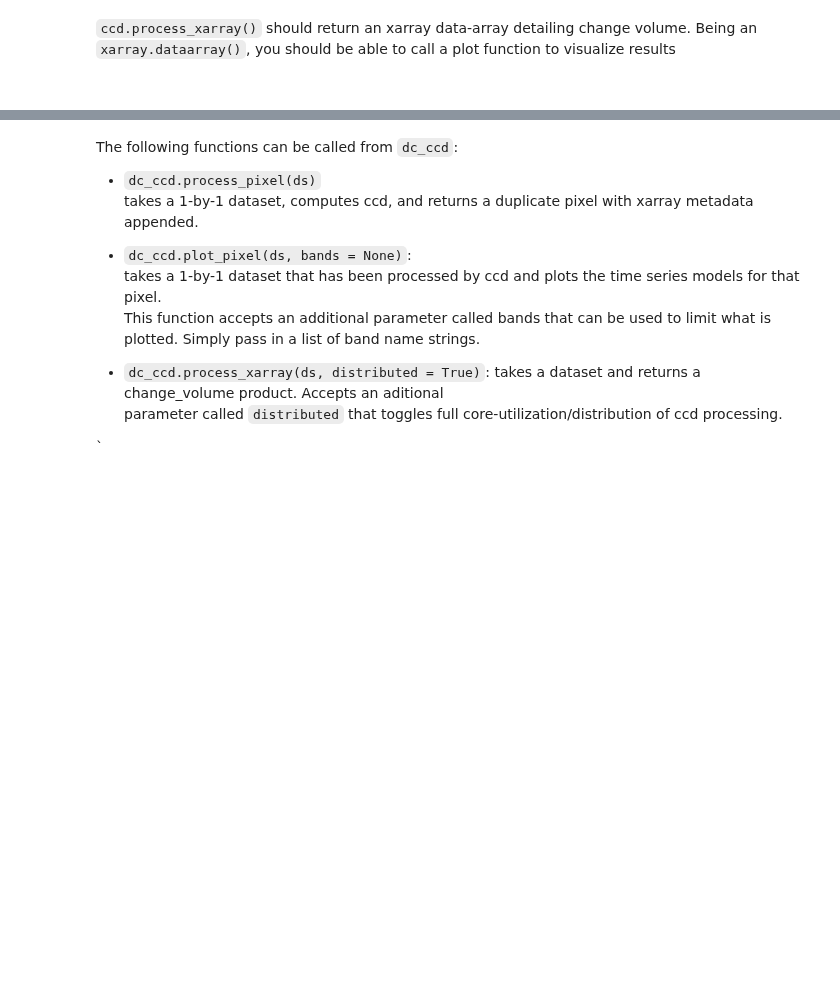
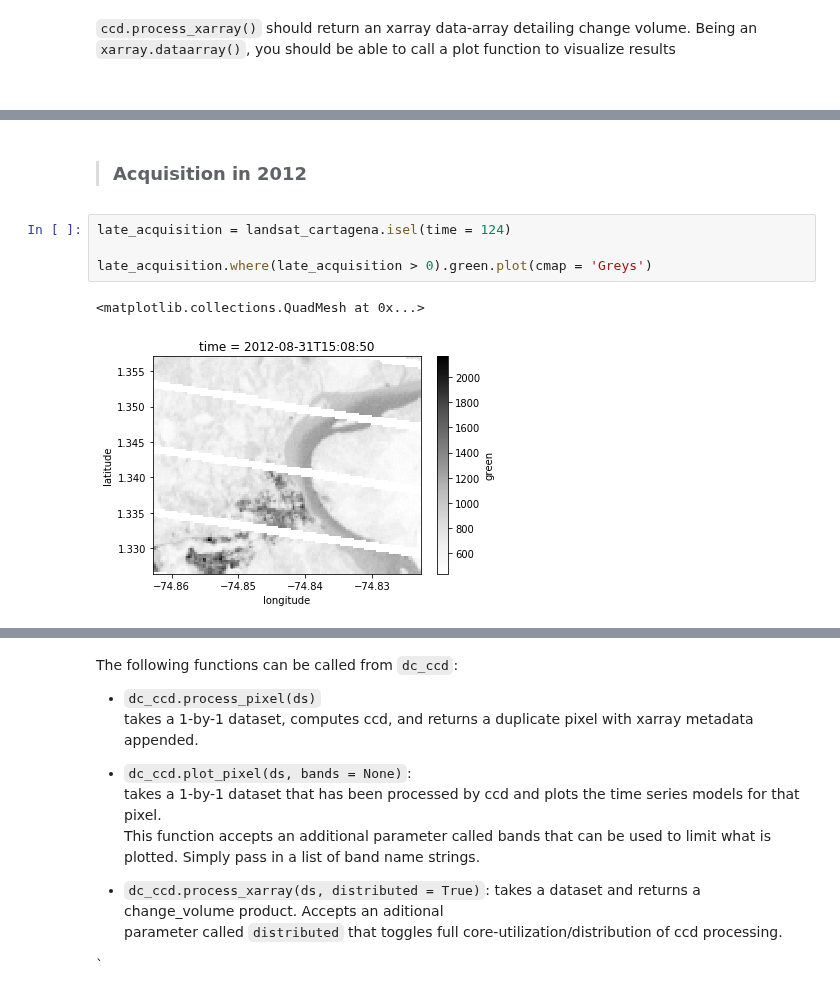
Before and after one commit to ceos-seo/data_cube_notebooks, a Jupyter notebook: pyCCD.ipynb, the cells around one changed output, grey strips where cells are left out. Drawn from its saved outputs; the diff is of its cells as text; blank space fills up the shorter version.

```diff
--- a/pyCCD.ipynb
+++ b/pyCCD.ipynb
@@ -147,0 +224,9 @@ change_volume_bangladesh.plot()
+# %% [markdown]
+>### Acquisition in 2012
+# %%
+late_acquisition = landsat_cartagena.isel(time = 124)
+
+late_acquisition.where(late_acquisition > 0).green.plot(cmap = 'Greys')
+# %% [output]
+<matplotlib.collections.QuadMesh at 0x...>
+[figure, added]
```
Also changed, not shown: parts of 32 cells of this notebook.
